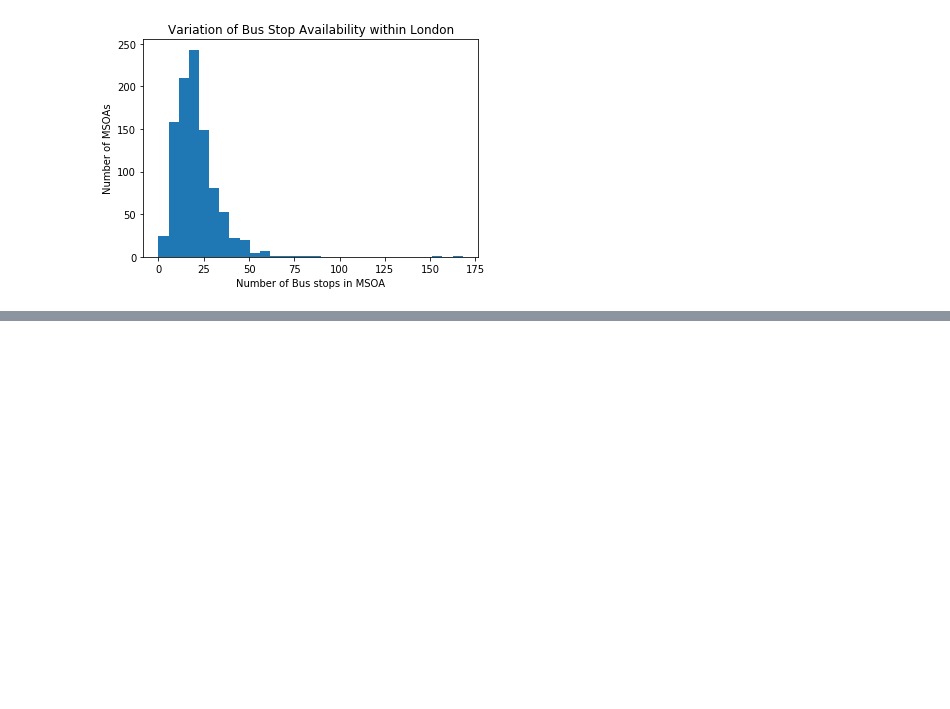
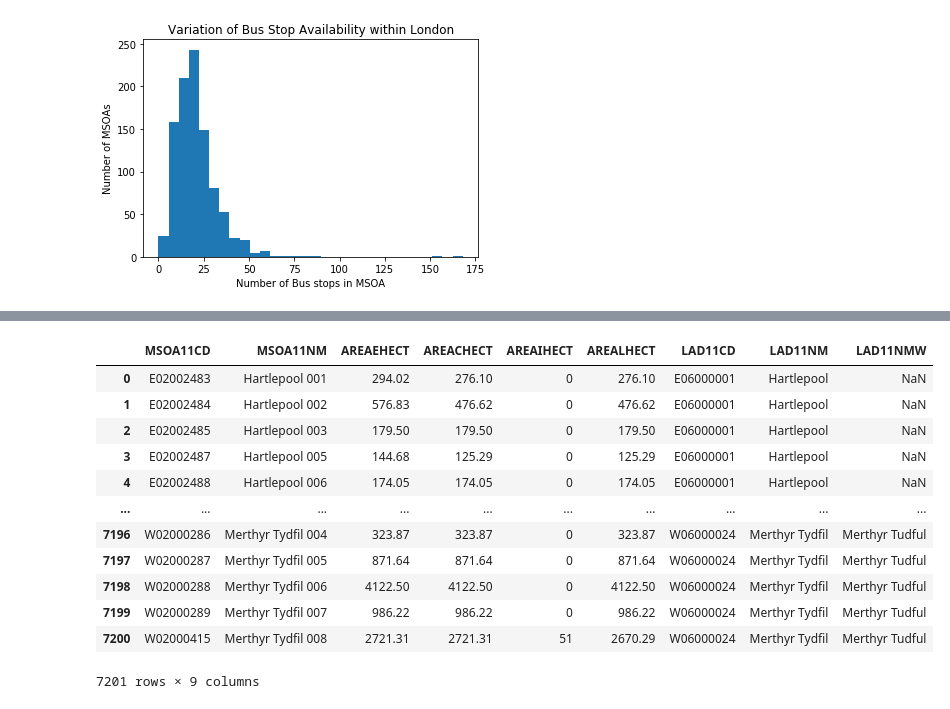
Before and after one commit to natesheehan/spidercartographers, a Jupyter notebook: Scripts/Data for story.ipynb, the cells around one changed output, grey strips where cells are left out. Cells and saved outputs as stored; diff of their text form; code cells hidden in the pictures; blank space fills up the shorter version.

Commit message:
plots

```diff
--- a/Scripts/Data for story.ipynb
+++ b/Scripts/Data for story.ipynb
@@ -716,0 +737,18 @@ The 'normed' kwarg was deprecated in Matplotlib 2.1 and will be removed in 3.1.
+# %%
+# get MSOA areas to plot densities (e.g. Bus stops/hectare)
+msoa_area = pd.read_csv('Data/Socioeconomic_Data/MSOA_Areas_2011_Census/SAM_MSOA_DEC_2011_EW.csv',  encoding = "ISO-8859-1")
+msoa_area
+# %% [output]
+|  | MSOA11CD | MSOA11NM | AREAEHECT | AREACHECT | AREAIHECT | AREALHECT | LAD11CD | LAD11NM | LAD11NMW |
+| 0 | E02002483 | Hartlepool 001 | 294.02 | 276.10 | 0 | 276.10 | E06000001 | Hartlepool | NaN |
+| 1 | E02002484 | Hartlepool 002 | 576.83 | 476.62 | 0 | 476.62 | E06000001 | Hartlepool | NaN |
+| 2 | E02002485 | Hartlepool 003 | 179.50 | 179.50 | 0 | 179.50 | E06000001 | Hartlepool | NaN |
+| 3 | E02002487 | Hartlepool 005 | 144.68 | 125.29 | 0 | 125.29 | E06000001 | Hartlepool | NaN |
+| 4 | E02002488 | Hartlepool 006 | 174.05 | 174.05 | 0 | 174.05 | E06000001 | Hartlepool | NaN |
+| ... | ... | ... | ... | ... | ... | ... | ... | ... | ... |
+| 7196 | W02000286 | Merthyr Tydfil 004 | 323.87 | 323.87 | 0 | 323.87 | W06000024 | Merthyr Tydfil | Merthyr Tudful |
+| 7197 | W02000287 | Merthyr Tydfil 005 | 871.64 | 871.64 | 0 | 871.64 | W06000024 | Merthyr Tydfil | Merthyr Tudful |
+| 7198 | W02000288 | Merthyr Tydfil 006 | 4122.50 | 4122.50 | 0 | 4122.50 | W06000024 | Merthyr Tydfil | Merthyr Tudful |
+| 7199 | W02000289 | Merthyr Tydfil 007 | 986.22 | 986.22 | 0 | 986.22 | W06000024 | Merthyr Tydfil | Merthyr Tudful |
+| 7200 | W02000415 | Merthyr Tydfil 008 | 2721.31 | 2721.31 | 51 | 2670.29 | W06000024 | Merthyr Tydfil | Merthyr Tudful |
+7201 rows × 9 columns
```
Also changed, not shown: parts of 20 cells of this notebook, 6 other files.
